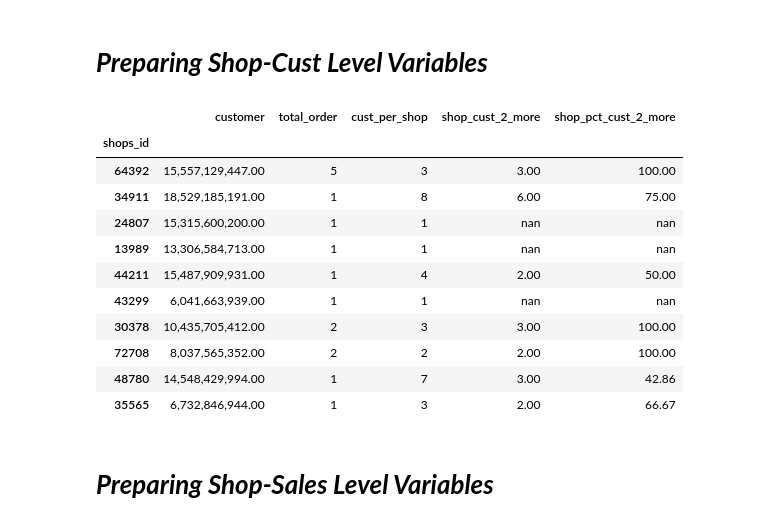
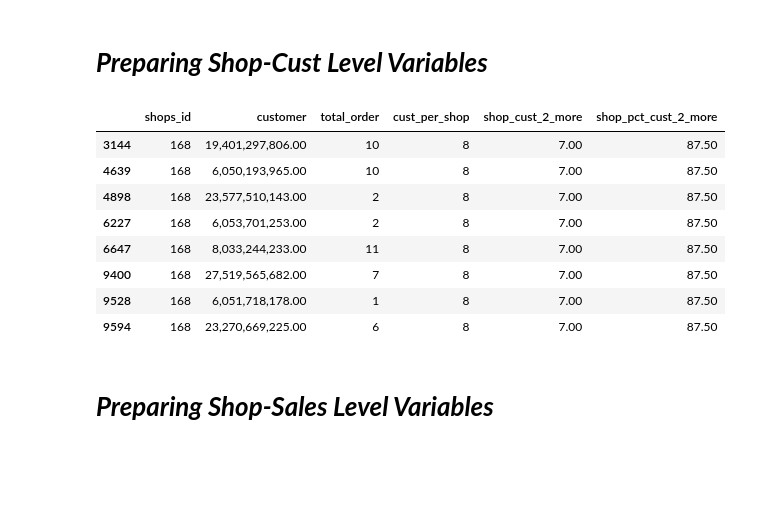
Before and after one commit to aneeshoberoi/churnhw, a Jupyter notebook: ChurnNoteBook_Final.ipynb, the cells around one changed output. Drawn from its saved outputs; the diff is of its cells as text; code cells hidden in the pictures; blank space fills up the shorter version.

```diff
--- a/ChurnNoteBook_Final.ipynb
+++ b/ChurnNoteBook_Final.ipynb
@@ -128,21 +143,20 @@ shopscust['cust_per_shop']=shopscust.groupby('shops_id').customer.nunique()
 t=shopscust[shopscust['total_order']>1]
 shopscust['shop_cust_2_more']=t.groupby('shops_id')['customer'].count()
 shopscust['shop_pct_cust_2_more']=shopscust['shop_cust_2_more']*100/shopscust['cust_per_shop']
-# %%
-shopscust.head(10)
-# %% [output]
-|  | customer | total_order | cust_per_shop | shop_cust_2_more | shop_pct_cust_2_more |
-| shops_id |  |  |  |  |  |
-| 64392 | 15,557,129,447.00 | 5 | 3 | 3.00 | 100.00 |
-| 34911 | 18,529,185,191.00 | 1 | 8 | 6.00 | 75.00 |
-| 24807 | 15,315,600,200.00 | 1 | 1 | nan | nan |
-| 13989 | 13,306,584,713.00 | 1 | 1 | nan | nan |
-| 44211 | 15,487,909,931.00 | 1 | 4 | 2.00 | 50.00 |
-| 43299 | 6,041,663,939.00 | 1 | 1 | nan | nan |
-| 30378 | 10,435,705,412.00 | 2 | 3 | 3.00 | 100.00 |
-| 72708 | 8,037,565,352.00 | 2 | 2 | 2.00 | 100.00 |
-| 48780 | 14,548,429,994.00 | 1 | 7 | 3.00 | 42.86 |
-| 35565 | 6,732,846,944.00 | 1 | 3 | 2.00 | 66.67 |
+# %%
+k=shopscust.reset_index()
+# %%
+k[k['shops_id']==168]
+# %% [output]
+|  | shops_id | customer | total_order | cust_per_shop | shop_cust_2_more | shop_pct_cust_2_more |
+| 3144 | 168 | 19,401,297,806.00 | 10 | 8 | 7.00 | 87.50 |
+| 4639 | 168 | 6,050,193,965.00 | 10 | 8 | 7.00 | 87.50 |
+| 4898 | 168 | 23,577,510,143.00 | 2 | 8 | 7.00 | 87.50 |
+| 6227 | 168 | 6,053,701,253.00 | 2 | 8 | 7.00 | 87.50 |
+| 6647 | 168 | 8,033,244,233.00 | 11 | 8 | 7.00 | 87.50 |
+| 9400 | 168 | 27,519,565,682.00 | 7 | 8 | 7.00 | 87.50 |
+| 9528 | 168 | 6,051,718,178.00 | 1 | 8 | 7.00 | 87.50 |
+| 9594 | 168 | 23,270,669,225.00 | 6 | 8 | 7.00 | 87.50 |
 # %% [markdown]
 # ***Preparing Shop-Sales Level Variables***
 # %%
```
Also changed, not shown: parts of 44 cells of this notebook.
